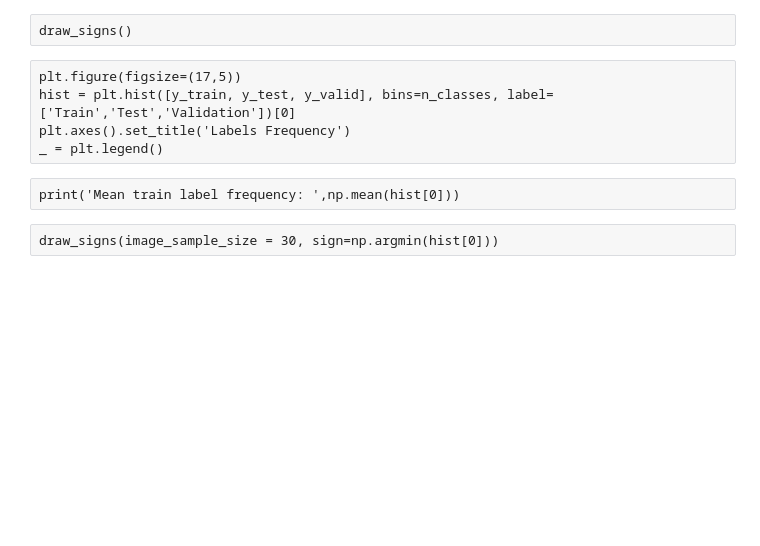
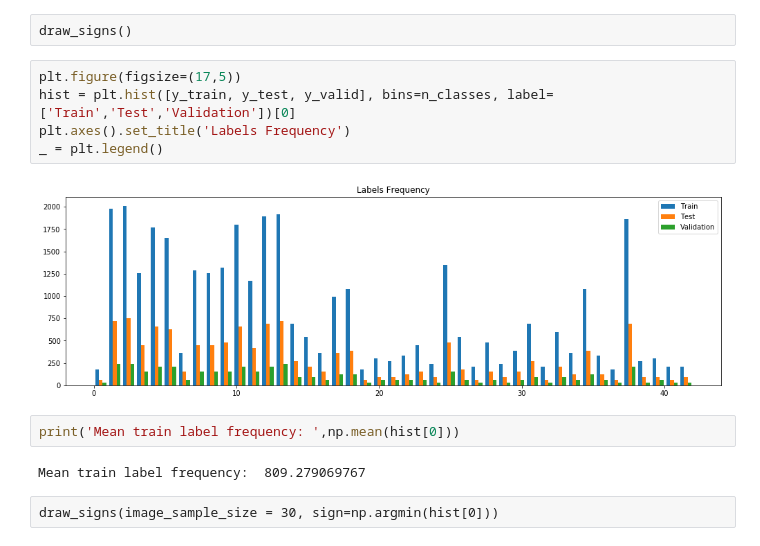
Before and after one commit to tmandzak/CarND-Traffic-Sign-Classifier-Project, a Jupyter notebook: Traffic_Sign_Classifier.ipynb, the cells around one changed output. Cells and saved outputs as stored; diff of their text form; blank space fills up the shorter version.

```diff
--- a/Traffic_Sign_Classifier.ipynb
+++ b/Traffic_Sign_Classifier.ipynb
@@ -135,13 +139,17 @@ def draw_signs(X=X_RGB_train, y=y_train, image_sample_size = 50, sign=None):  #s
         axs[i].set_title(image_title)
 # %% [raw]
 draw_signs()
-# %% [raw]
-plt.figure(figsize=(17,5))
-hist = plt.hist([y_train, y_test, y_valid], bins=n_classes, label=['Train','Test','Validation'])[0]
-plt.axes().set_title('Labels Frequency')
-_ = plt.legend()
-# %% [raw]
-print('Mean train label frequency: ',np.mean(hist[0]))
+# %%
+plt.figure(figsize=(17,5))
+hist = plt.hist([y_train, y_test, y_valid], bins=n_classes, label=['Train','Test','Validation'])[0]
+plt.axes().set_title('Labels Frequency')
+_ = plt.legend()
+# %% [output]
+[figure, added]
+# %%
+print('Mean train label frequency: ',np.mean(hist[0]))
+# %% [output]
+Mean train label frequency:  809.279069767
 # %% [raw]
 draw_signs(image_sample_size = 30, sign=np.argmin(hist[0]))
 # %% [raw]
```
Also changed, not shown: parts of 27 cells of this notebook, 3 other files.
